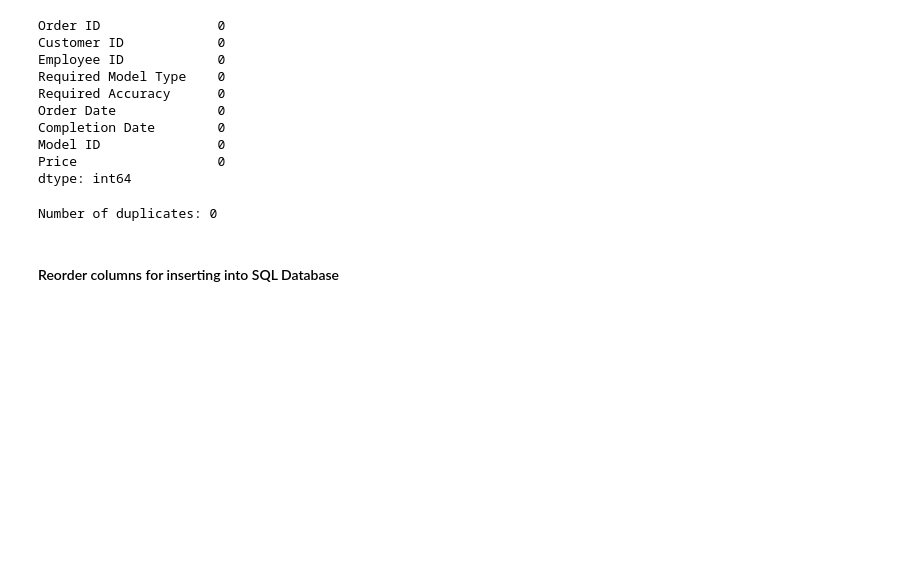
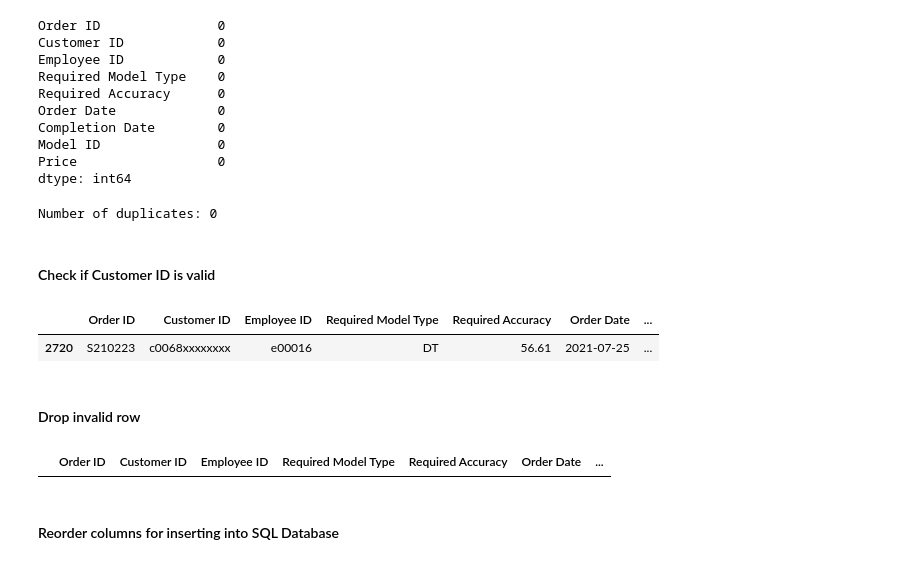
Before and after one commit to j00ny1/DENG_CA2, a Jupyter notebook: data_wrangling.ipynb, the cells around one changed output. Saved outputs shown, nothing was run; the diff lists cells and outputs as text; code cells hidden in the pictures; blank space fills up the shorter version.

Commit message:
filter invalid customer id in orders

```diff
--- a/data_wrangling.ipynb
+++ b/data_wrangling.ipynb
@@ -187,3 +187,12 @@ duplicates = order.duplicated().sum()
 print(f"Number of duplicates: {duplicates}")
 # %% [output]
 Number of duplicates: 0
+# %% [markdown]
+#### Check if Customer ID is valid
+# %%
+order[order['Customer ID'].str.len() > 5]
+# %% [output]
+|  | Order ID | Customer ID | Employee ID | Required Model Type | Required Accuracy | Order Date | ... |
+| 2720 | S210223 | c0068xxxxxxxx | e00016 | DT | 56.61 | 2021-07-25 | ... |
+# %% [markdown]
+#### Drop invalid row
@@ -190,3 +203,7 @@ Number of duplicates: 0
+# %%
+order[order['Customer ID'].str.len() > 5]
+# %% [output]
+|  | Order ID | Customer ID | Employee ID | Required Model Type | Required Accuracy | Order Date | ... |
 # %% [markdown]
 #### Reorder columns for inserting into SQL Database
 # %%
```
Also changed, not shown: parts of 3 cells of this notebook, 1 other file.
